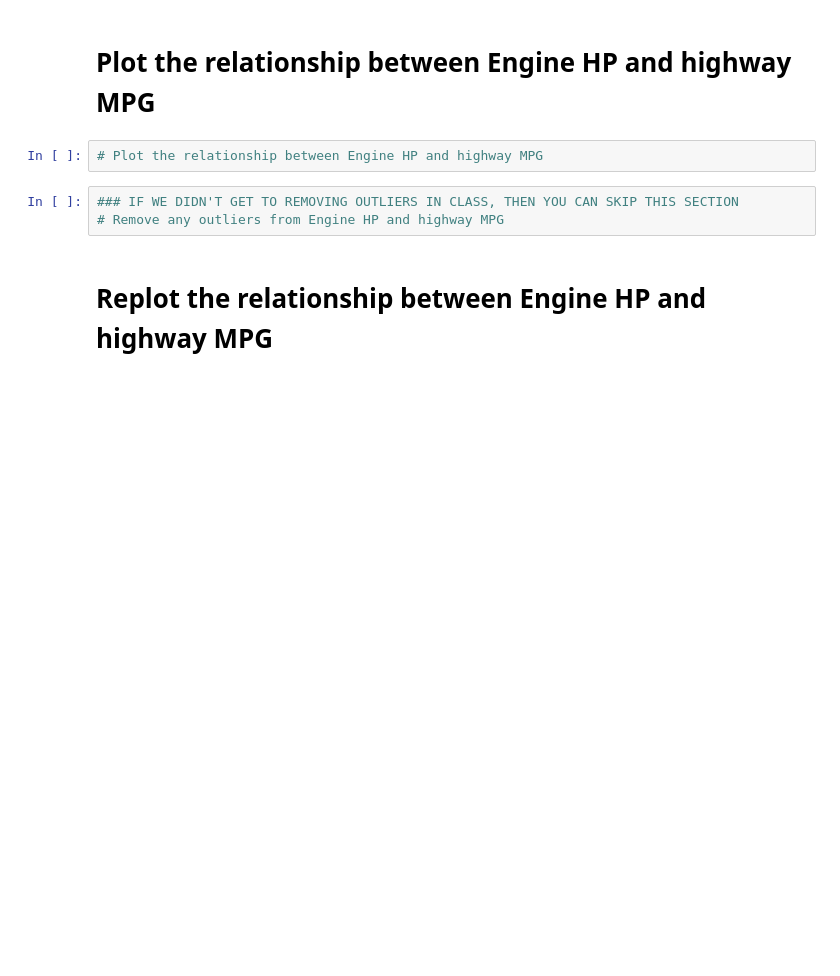
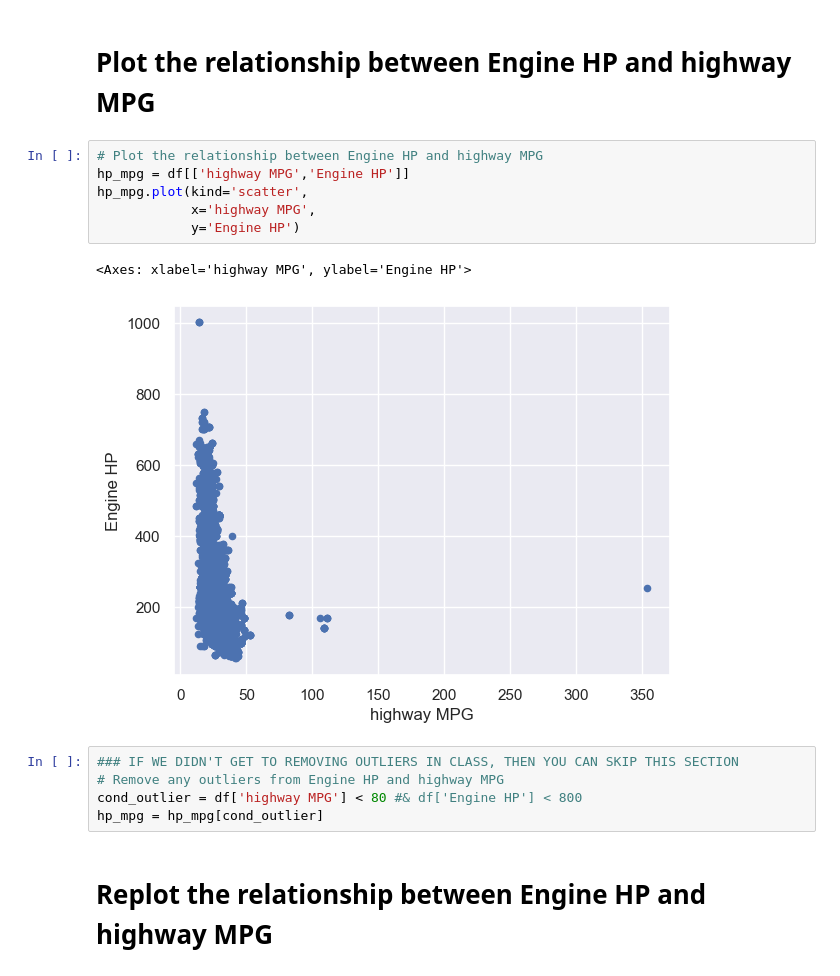
Before and after one commit to syi7190/my-fork-2023-fall-data-science-fridays, a Jupyter notebook: Week-02-Data-Viz-EDA/Exercise-SHY.ipynb, the cells around one changed output. Saved outputs shown, nothing was run; the diff lists cells and outputs as text; blank space fills up the shorter version.

```diff
--- a/Week-02-Data-Viz-EDA/Exercise-SHY.ipynb
+++ b/Week-02-Data-Viz-EDA/Exercise-SHY.ipynb
@@ -156,9 +168,18 @@ Make a new column that is called `adjusted_price`, that contains all prices, how
 # Plot the relationship between Engine HP and highway MPG
 # %%
 # Plot the relationship between Engine HP and highway MPG
+hp_mpg = df[['highway MPG','Engine HP']]
+hp_mpg.plot(kind='scatter',
+            x='highway MPG',
+            y='Engine HP')
+# %% [output]
+<Axes: xlabel='highway MPG', ylabel='Engine HP'>
+[figure, added]
 # %%
 ### IF WE DIDN'T GET TO REMOVING OUTLIERS IN CLASS, THEN YOU CAN SKIP THIS SECTION
 # Remove any outliers from Engine HP and highway MPG
+cond_outlier = df['highway MPG'] < 80 #& df['Engine HP'] < 800
+hp_mpg = hp_mpg[cond_outlier]
 # %% [markdown]
 # Replot the relationship between Engine HP and highway MPG
 # %%
```
Also changed, not shown: parts of 7 cells of this notebook.
